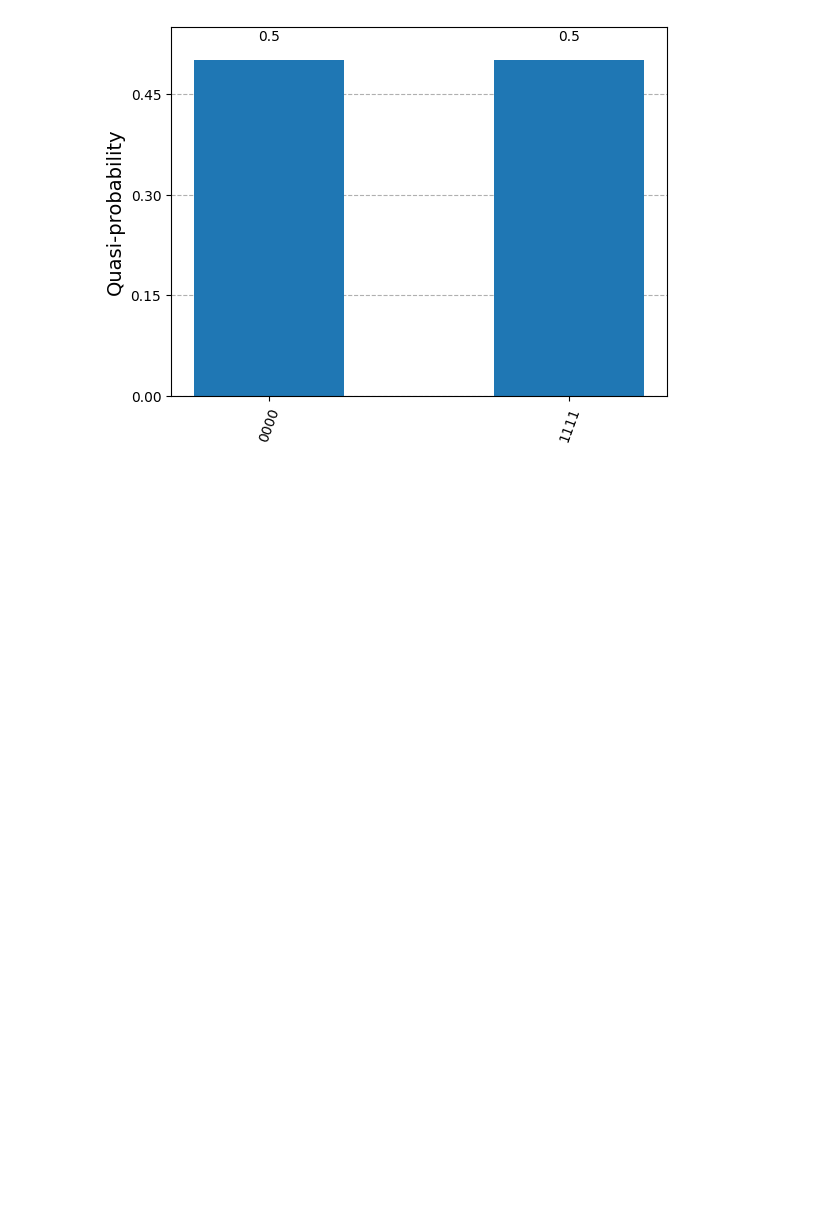
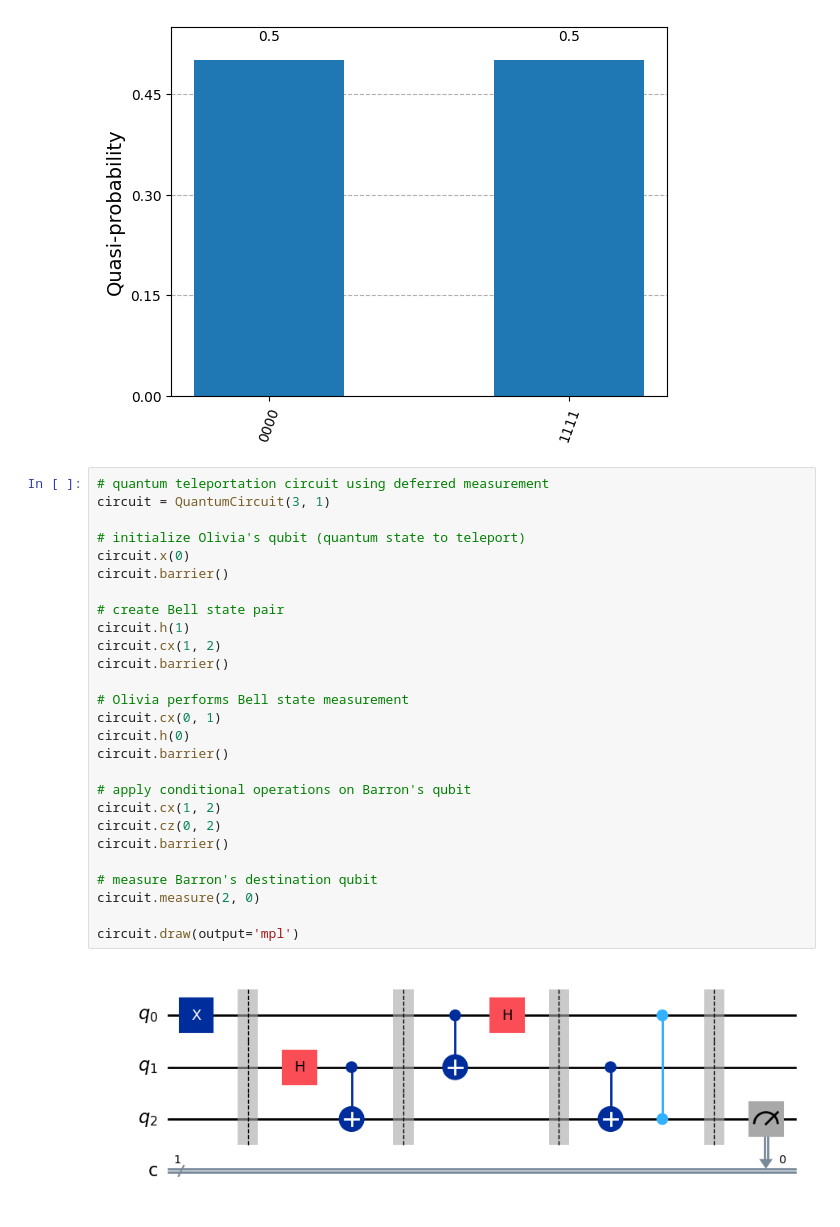
Before and after one commit to SAMANTA1401/Q_computing, a Jupyter notebook: qiskit/experiment.ipynb, the cells around one changed output. Cells and saved outputs as stored; diff of their text form; blank space fills up the shorter version.

```diff
--- a/qiskit/experiment.ipynb
+++ b/qiskit/experiment.ipynb
@@ -364,3 +364,32 @@ result
 plot_histogram(result)
 # %% [output]
 [figure]
+# %%
+# quantum teleportation circuit using deferred measurement
+circuit = QuantumCircuit(3, 1)
+
+# initialize Olivia's qubit (quantum state to teleport)
+circuit.x(0)
+circuit.barrier()
+
+# create Bell state pair
+circuit.h(1)
+circuit.cx(1, 2)
+circuit.barrier()
+
+# Olivia performs Bell state measurement
+circuit.cx(0, 1)
+circuit.h(0)
+circuit.barrier()
+
+# apply conditional operations on Barron's qubit
+circuit.cx(1, 2)
+circuit.cz(0, 2)
+circuit.barrier()
+
+# measure Barron's destination qubit
+circuit.measure(2, 0)
+
+circuit.draw(output='mpl')
+# %% [output]
+[figure, added]
```
Also changed, not shown: parts of 17 cells of this notebook.
